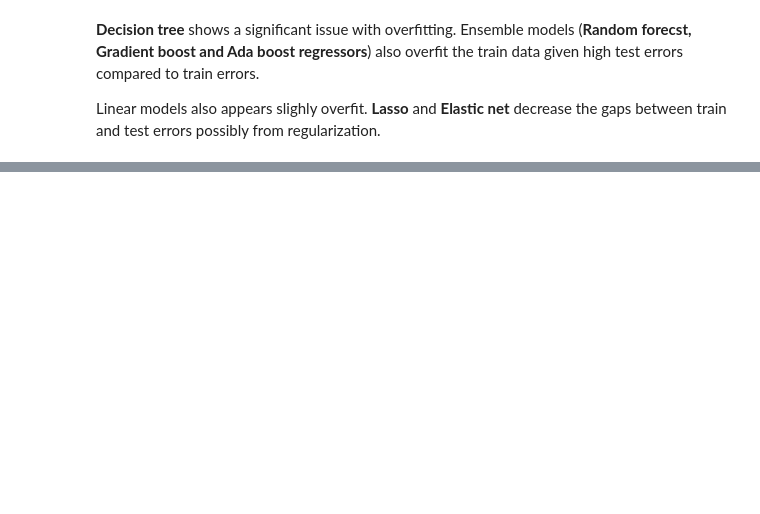
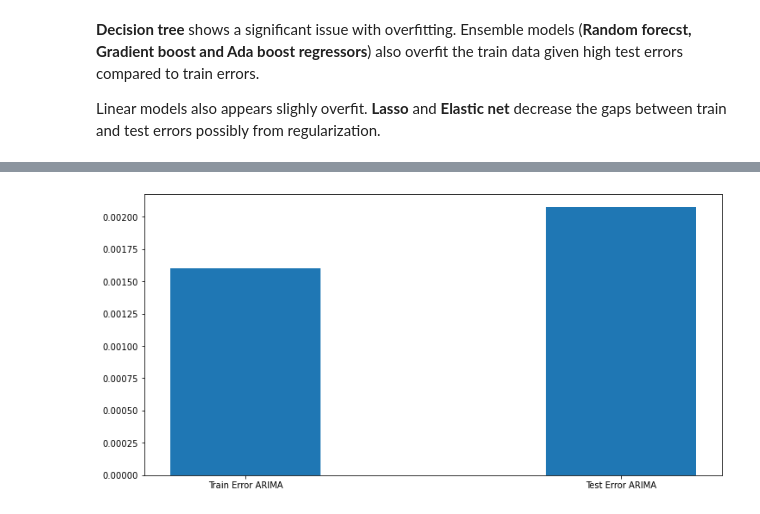
Before and after one commit to jasonsuk/stock-regression-modeling, a Jupyter notebook: proj1_predict_price.ipynb, the cells around one changed output, grey strips where cells are left out. Saved outputs shown, nothing was run; the diff lists cells and outputs as text; code cells hidden in the pictures; blank space fills up the shorter version.

Commit message:
Project 1: Fitting and evaluating ARIMA (1,0,0) model

```diff
--- a/proj1_predict_price.ipynb
+++ b/proj1_predict_price.ipynb
@@ -289,0 +295,13 @@ Linear models also appears slighly overfit. **Lasso** and **Elastic net** decrea
+# %%
+# Remove the lagging features
+
+usecols = X_train.columns.values.tolist()[:-4]
+X_train_ARIMA = X_train.loc[:, usecols]
+X_test_ARIMA = X_test.loc[:, usecols]
+# %%
+# Fit ARIMA(1,0,0)
+# Assuming no differencing and moving average(error) terms
+# The predictor variables X are all exogenous
+
+modelARIMA = ARIMA(endog=Y_train, exog=X_train_ARIMA, order=[1,0,0])
+modelARIMA_fit = modelARIMA.fit()
@@ -289,0 +361,7 @@ Linear models also appears slighly overfit. **Lasso** and **Elastic net** decrea
+# %%
+# Make a prediction with test set
+
+start = len(X_train_ARIMA) - 1
+end = len(X) -1
+pred_ARIMA = modelARIMA_fit.predict(start=start, end=end, exog=X_test_ARIMA)[1:]
+pred_ARIMA
@@ -289,0 +381,7 @@ Linear models also appears slighly overfit. **Lasso** and **Elastic net** decrea
+# %%
+train_result_ARIMA = mean_squared_error(Y_train, modelARIMA_fit.fittedvalues)
+test_result_ARIMA = mean_squared_error(Y_test, pred_ARIMA)
+# %%
+plt.bar(['Train Error ARIMA', 'Test Error ARIMA'], [train_result_ARIMA, test_result_ARIMA], width=0.4);
+# %% [output]
+[figure, added]
```
Also changed, not shown: parts of 15 cells of this notebook, 2 other files.
